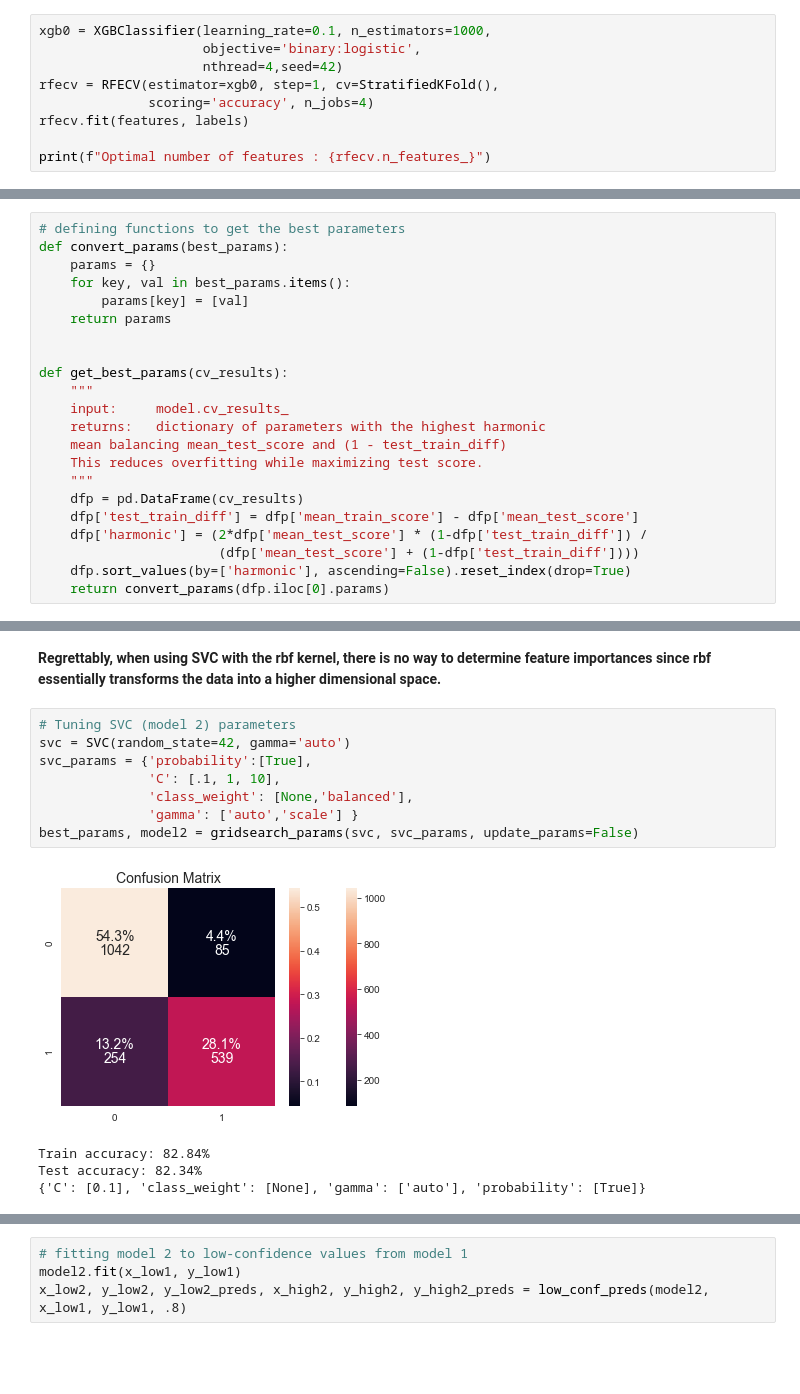
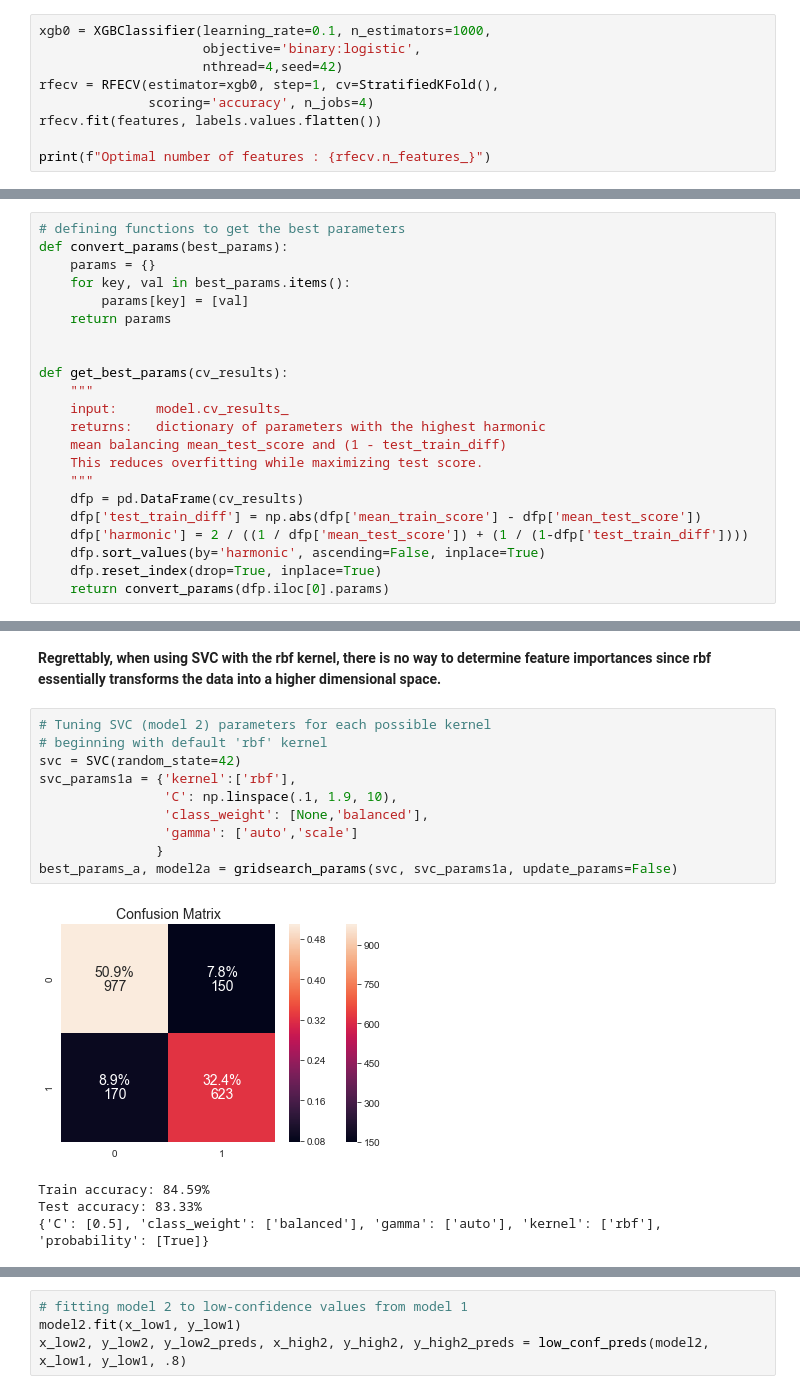
Before and after one commit to magnawhale/dsc-mod-5-project-online-ds-ft-051319, a Jupyter notebook: student.ipynb, the cells around one changed output, grey strips where cells are left out. Drawn from its saved outputs; the diff is of its cells as text; blank space fills up the shorter version.

```diff
--- a/student.ipynb
+++ b/student.ipynb
@@ -412,7 +412,7 @@ xgb0 = XGBClassifier(learning_rate=0.1, n_estimators=1000,
                      nthread=4,seed=42)
 rfecv = RFECV(estimator=xgb0, step=1, cv=StratifiedKFold(),
               scoring='accuracy', n_jobs=4)
-rfecv.fit(features, labels)
+rfecv.fit(features, labels.values.flatten())
 
 print(f"Optimal number of features : {rfecv.n_features_}")
 # %% [output]
@@ -700,10 +700,10 @@ def get_best_params(cv_results):
     This reduces overfitting while maximizing test score.
     """
     dfp = pd.DataFrame(cv_results)
-    dfp['test_train_diff'] = dfp['mean_train_score'] - dfp['mean_test_score']
-    dfp['harmonic'] = (2*dfp['mean_test_score'] * (1-dfp['test_train_diff']) /
-                       (dfp['mean_test_score'] + (1-dfp['test_train_diff'])))
-    dfp.sort_values(by=['harmonic'], ascending=False).reset_index(drop=True)
+    dfp['test_train_diff'] = np.abs(dfp['mean_train_score'] - dfp['mean_test_score'])
+    dfp['harmonic'] = 2 / ((1 / dfp['mean_test_score']) + (1 / (1-dfp['test_train_diff'])))
+    dfp.sort_values(by='harmonic', ascending=False, inplace=True)
+    dfp.reset_index(drop=True, inplace=True)
     return convert_params(dfp.iloc[0].params)
 # %%
 def gridsearch_params(estimator, params_test, old_params=None,
@@ -858,15 +841,17 @@ Test accuracy: 82.92%
 # %% [markdown]
 **Regrettably, when using SVC with the rbf kernel, there is no way to determine feature importances since rbf essentially transforms the data into a higher dimensional space.**
 # %%
-# Tuning SVC (model 2) parameters
-svc = SVC(random_state=42, gamma='auto')
-svc_params = {'probability':[True],
-              'C': [.1, 1, 10],
-              'class_weight': [None,'balanced'],
-              'gamma': ['auto','scale'] }
-best_params, model2 = gridsearch_params(svc, svc_params, update_params=False)
+# Tuning SVC (model 2) parameters for each possible kernel
+# beginning with default 'rbf' kernel
+svc = SVC(random_state=42)
+svc_params1a = {'kernel':['rbf'],
+                'C': np.linspace(.1, 1.9, 10),
+                'class_weight': [None,'balanced'],
+                'gamma': ['auto','scale']
+               }
+best_params_a, model2a = gridsearch_params(svc, svc_params1a, update_params=False)
 # %% [output]
-[figure, old version]
+[figure, new version]
-Train accuracy: 82.84%
-Test accuracy: 82.34%
-{'C': [0.1], 'class_weight': [None], 'gamma': ['auto'], 'probability': [True]}
+Train accuracy: 84.59%
+Test accuracy: 83.33%
+{'C': [0.5], 'class_weight': ['balanced'], 'gamma': ['auto'], 'kernel': ['rbf'], 'probability': [True]}
```
Also changed, not shown: parts of 25 cells of this notebook, 1 other file.
